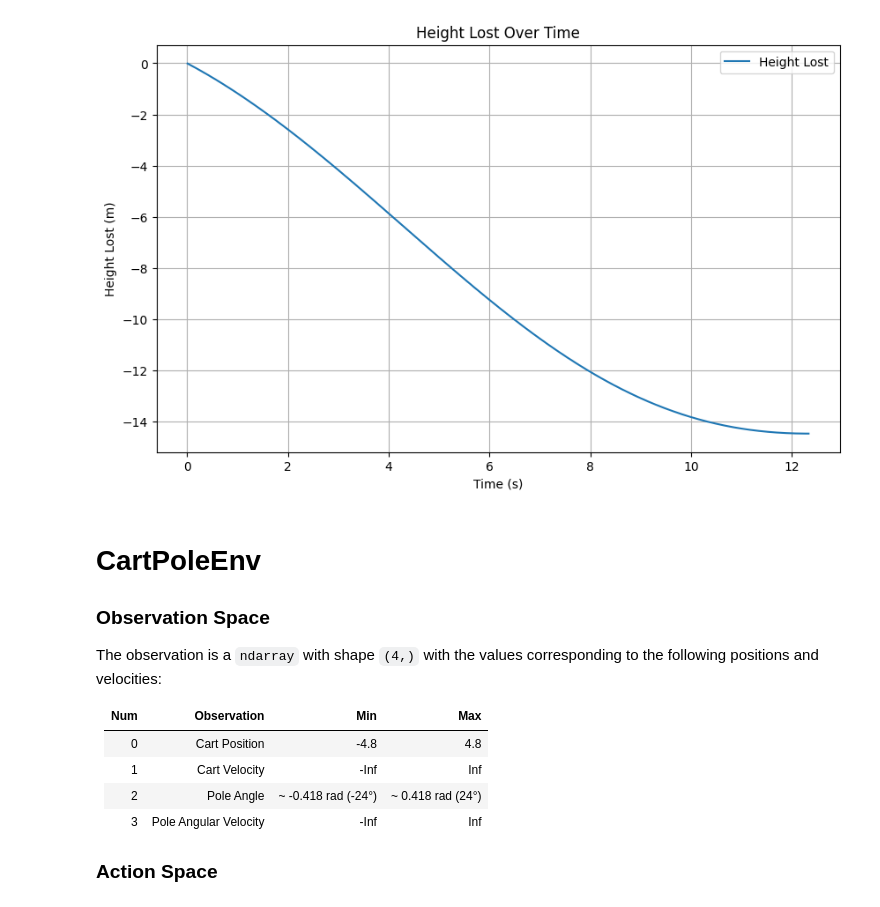
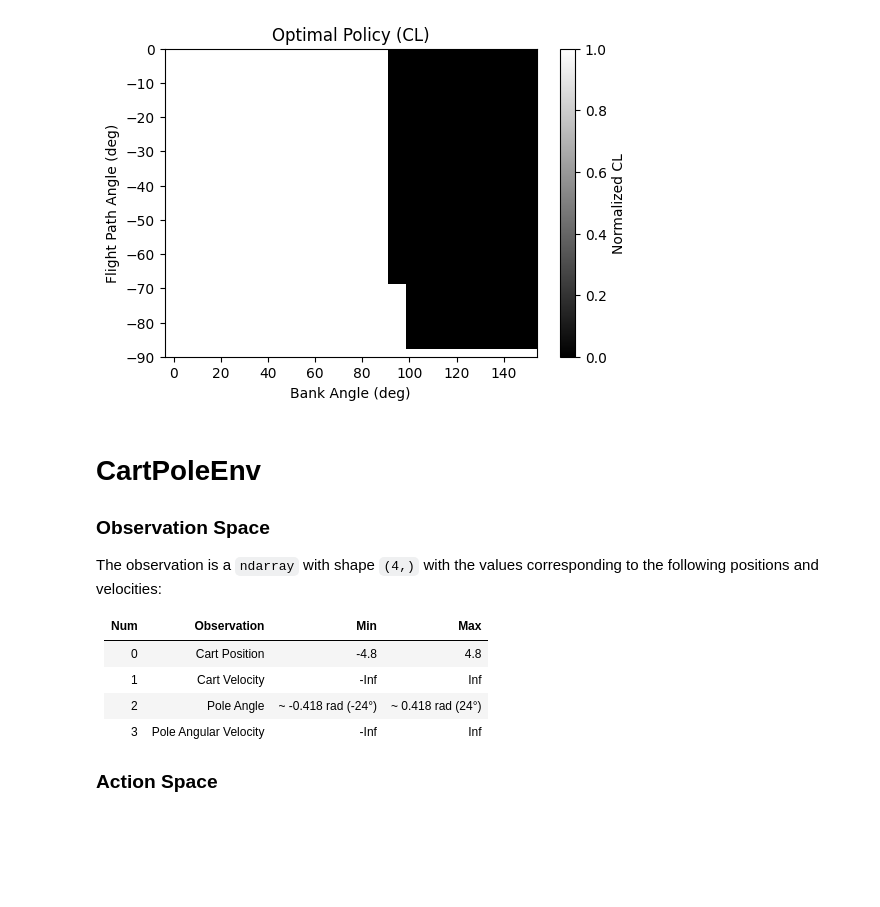
Before and after one commit to nicoRomeroCuruchet/DynamicProgramming, a Jupyter notebook: testing.ipynb, the cells around one changed output. Saved outputs shown, nothing was run; the diff lists cells and outputs as text; code cells hidden in the pictures; blank space fills up the shorter version.

Commit message:
policy graphs

```diff
--- a/testing.ipynb
+++ b/testing.ipynb
@@ -11,9 +11,9 @@ from PolicyIteration import PolicyIteration
 glider = gym.make('ReducedBankedGliderPullout-v0')
 
 bins_space = {
-    "flight_path_angle": np.linspace(np.deg2rad(-180), np.deg2rad(0),   40,      dtype=np.float32),     # Flight Path Angle (γ)    (0)
-    "airspeed_norm":     np.linspace(0.9, 4.0,                          40,      dtype=np.float32),     # Air Speed         (V)    (1)
-    "bank_angle":        np.linspace( np.deg2rad(-20), np.deg2rad(200), 40,      dtype=np.float32),     # Bank Angle        (mu)   (2)
+    "flight_path_angle": np.linspace(np.deg2rad(-90), np.deg2rad(0),    40,      dtype=np.float32),     # Flight Path Angle (γ)    (0)
+    "airspeed_norm":     np.linspace(0.7, 4.0,                          40,      dtype=np.float32),    # Air Speed         (V)    (1)
+    "bank_angle":        np.linspace( np.deg2rad(-20), np.deg2rad(200), 40,      dtype=np.float32),    # Bank Angle        (mu)   (2)
 }
 
 action_space= np.array(np.meshgrid(np.linspace(-0.4, 1.0, 5, dtype=np.float32),
@@ -53,7 +51,7 @@ pi.run()
 STALL_AIRSPEED = 27.331231856346
 from utils.utils import get_optimal_action
 
-state = np.array([np.deg2rad(-60), 1.2, np.deg2rad(150)])
+state = np.array([np.deg2rad(-80), 1.2, np.deg2rad(180)])
 
 glider.airplane.flight_path_angle = state[0]
 glider.airplane.airspeed_norm     = state[1]
@@ -75,10 +91,57 @@ while episode_length <10000:
+# %%
+import numpy as np
+import matplotlib.pyplot as plt
+import matplotlib.colors as mcolors
+
+
+bins_space = {
+    "flight_path_angle": np.linspace(-90, 0,   20,      dtype=np.float32),     # Flight Path Angle (γ)    (0)
+    "bank_angle":        np.linspace(0, 150,   20,      dtype=np.float32),     # Bank Angle        (mu)   (2)
+}
+
+grid = np.meshgrid(*bins_space.values(), indexing='ij')
+states_space = np.vstack([g.ravel() for g in grid], dtype=np.float32).T
+flight_path_angles = states_space[:,0]
+bank_angles = states_space[:,1]
+policy_values = np.zeros((len(flight_path_angles), len(bank_angles)))
+
+for i, gamma in enumerate(flight_path_angles):
+    for j, mu in enumerate(bank_angles):
+        state = (np.deg2rad(gamma), 1.2,np.deg2rad(mu))
+        action = get_optimal_action(state, pi)  # or pass your real policy object
+        cl = action[0]  # If the first element of action is CL
+        policy_values[i, j] = cl
+
+# Normalize the policy values (0 to 1) for grayscale plotting
+vmin, vmax = policy_values.min(), policy_values.max()
+norm_values = policy_values #- vmin) / (vmax - vmin + 1e-8)
+
+# Create a mesh for plotting
+X, Y = np.meshgrid(bank_angles, flight_path_angles)
+
+# Plot using pcolormesh (grayscale)
+fig, ax = plt.subplots(figsize=(6, 4))
+c = ax.pcolormesh(X, Y, norm_values, cmap='gray', shading='auto',
+                  norm=mcolors.Normalize(vmin=0, vmax=1))
+
+# Labels and title
+ax.set_xlabel("Bank Angle (deg)")
+ax.set_ylabel("Flight Path Angle (deg)")
+ax.set_title("Optimal Policy (CL)")
+
+# Optional: colorbar
+plt.colorbar(c, ax=ax, label="Normalized CL")
+
+plt.show()
+# %% [output]
+[figure, added]
 # %%
 import numpy as np
 import matplotlib.pyplot as plt
 from utils.utils import get_optimal_action
 
 # initial state
-state = np.array([np.deg2rad(-60), 1.2, np.deg2rad(150)])
+state = np.array([np.deg2rad(-60), 1.2, np.deg2rad(30)])
 glider.airplane.flight_path_angle = state[0]
 glider.airplane.airspeed_norm     = state[1]
 glider.airplane.bank_angle        = state[2]
@@ -114,8 +177,6 @@ plt.title("Height Lost Over Time")
 plt.legend()
 plt.grid(True)
 plt.show()
-# %% [output]
-[figure, removed]
 # %%
 STALL_AIRSPEED = 27.331231856346
 from utils.utils import get_optimal_action
```
Also changed, not shown: parts of 2 cells of this notebook, 1 other file.
